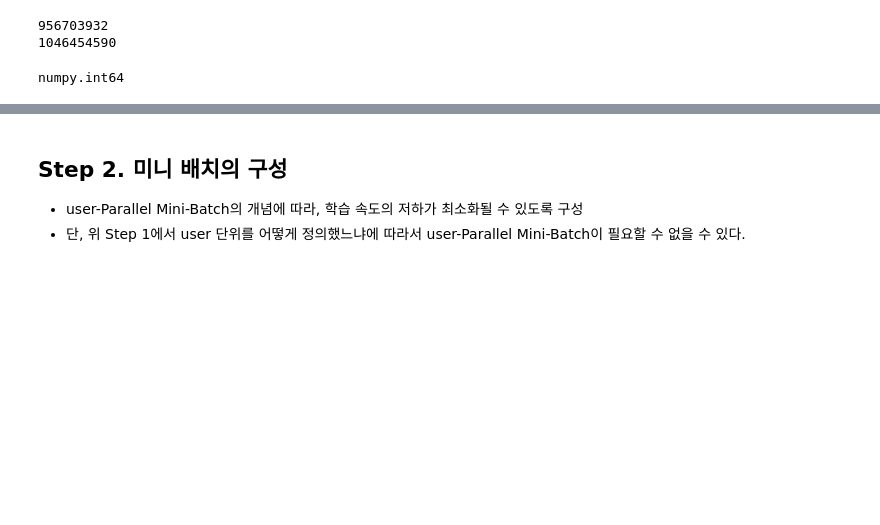
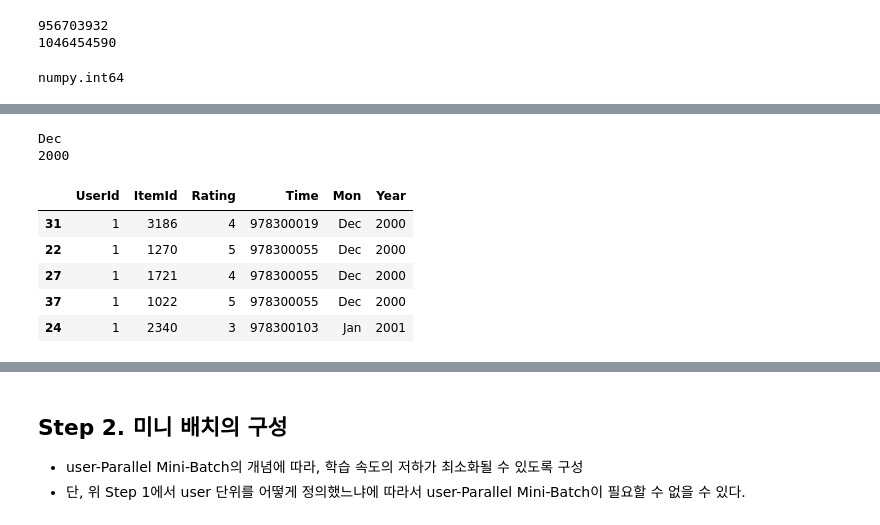
Before and after one commit to vg-rlo/aiffel-mini-projects, a Jupyter notebook: Exploration/Gru_movie_recommendation/[E-17]MovieRecommendationUsingGRU.ipynb, the cells around one changed output, grey strips where cells are left out. Saved outputs shown, nothing was run; the diff lists cells and outputs as text; code cells hidden in the pictures; blank space fills up the shorter version.

```diff
--- a/Exploration/Gru_movie_recommendation/[E-17]MovieRecommendationUsingGRU.ipynb
+++ b/Exploration/Gru_movie_recommendation/[E-17]MovieRecommendationUsingGRU.ipynb
@@ -188,0 +341,7 @@ numpy.int64
+# %%
+# struct_time을 asctime으로 변환
+print(tm.asctime(tm.gmtime(data_time[0])).split()[1])
+print(tm.asctime(tm.gmtime(data_time[0])).split()[-1])
+# %% [output]
+Dec
+2000
@@ -188,0 +359,9 @@ numpy.int64
+# %%
+data.head()
+# %% [output]
+|  | UserId | ItemId | Rating | Time | Mon | Year |
+| 31 | 1 | 3186 | 4 | 978300019 | Dec | 2000 |
+| 22 | 1 | 1270 | 5 | 978300055 | Dec | 2000 |
+| 27 | 1 | 1721 | 4 | 978300055 | Dec | 2000 |
+| 37 | 1 | 1022 | 5 | 978300055 | Dec | 2000 |
+| 24 | 1 | 2340 | 3 | 978300103 | Jan | 2001 |
```
Also changed, not shown: parts of 83 cells of this notebook.
